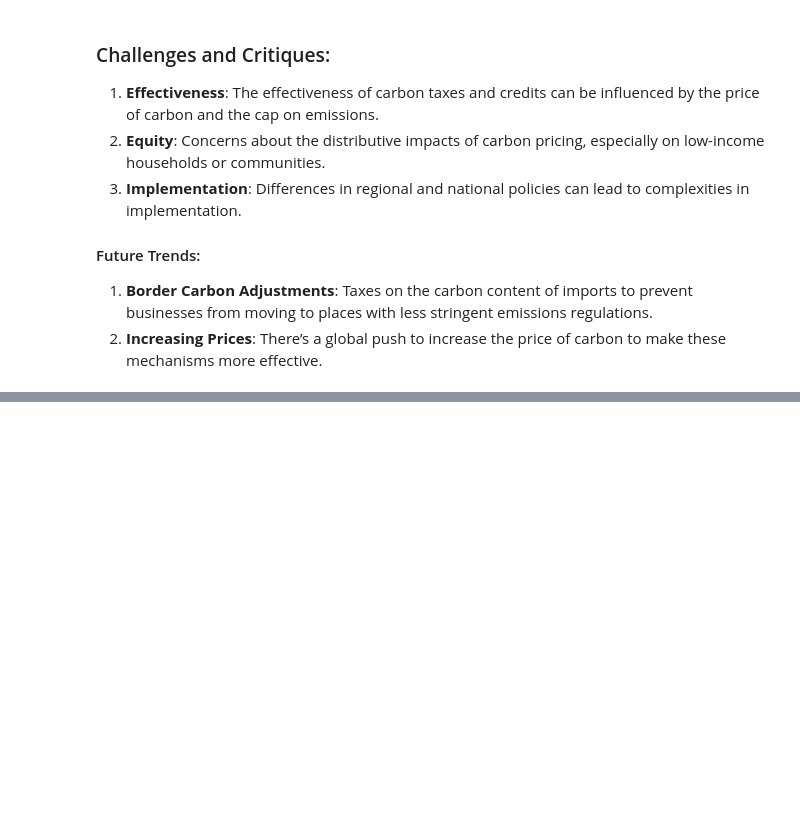
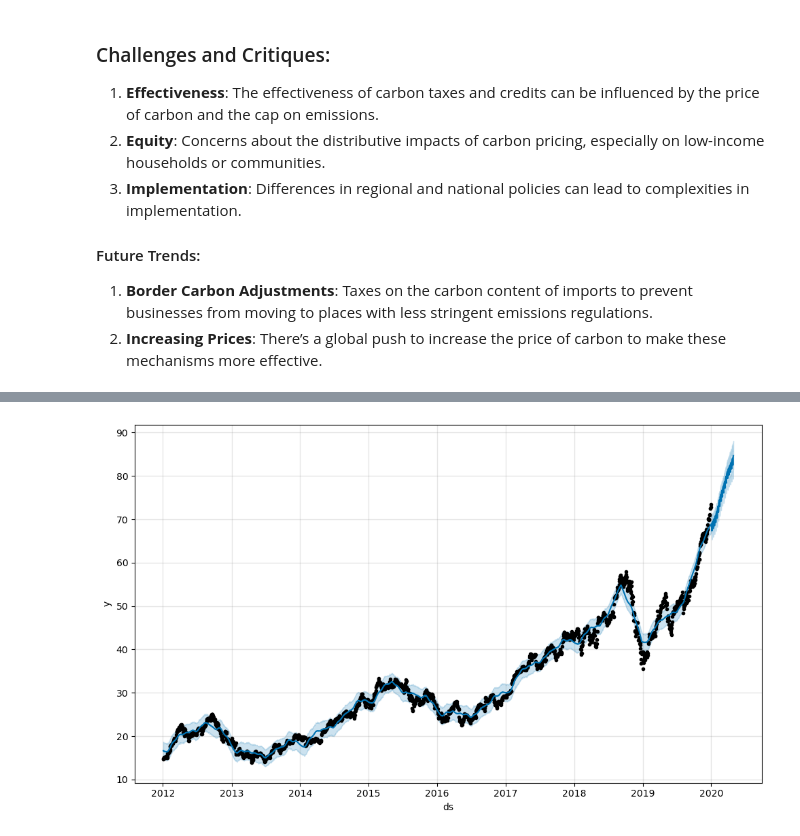
Before and after one commit to clementinec/desn9002, a Jupyter notebook: wip/L3.ipynb, the cells around one changed output, grey strips where cells are left out. Cells and saved outputs as stored; diff of their text form; code cells hidden in the pictures; blank space fills up the shorter version.

```diff
--- a/wip/L3.ipynb
+++ b/wip/L3.ipynb
@@ -184,0 +236,6 @@ Legal frameworks around these mechanisms are often complex and vary greatly betw
+# %%
+train = tdf[(tdf['ds']<'2020-01-01')&(tdf['ds']>'2012-01-01')]
+test = tdf[(tdf['ds']>'2020-01-01')]
+# %%
+m = Prophet(changepoint_range=0.95)#Take 95% interval, common for identifying anomalies
+m.fit(train)
@@ -184,0 +246,5 @@ Legal frameworks around these mechanisms are often complex and vary greatly betw
+# %%
+future = m.make_future_dataframe(periods=119, freq='D')#Use trained model to make shell for prophet
+# %%
+forecast = m.predict(future)
+forecast[['ds','yhat','yhat_lower','yhat_upper']].tail()
@@ -184,0 +258,5 @@ Legal frameworks around these mechanisms are often complex and vary greatly betw
+# %%
+result = pd.merge(tdf.set_index('ds')['y'],forecast.set_index('ds')[['yhat','yhat_lower','yhat_upper']],left_index=True,right_index=True)#pd.concat([tdf.set_index('ds')['y'], forecast.set_index('ds')[['yhat','yhat_lower','yhat_upper']]], axis=1)
+fig1 = m.plot(forecast)
+# %% [output]
+[figure, added]
```
Also changed, not shown: parts of 29 cells of this notebook, 2 other files.
